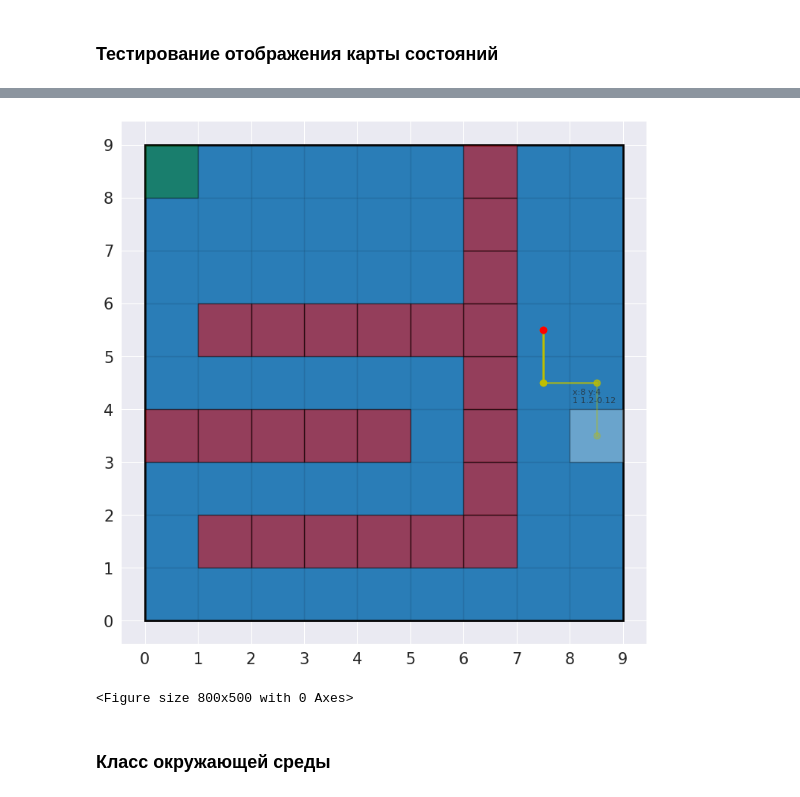
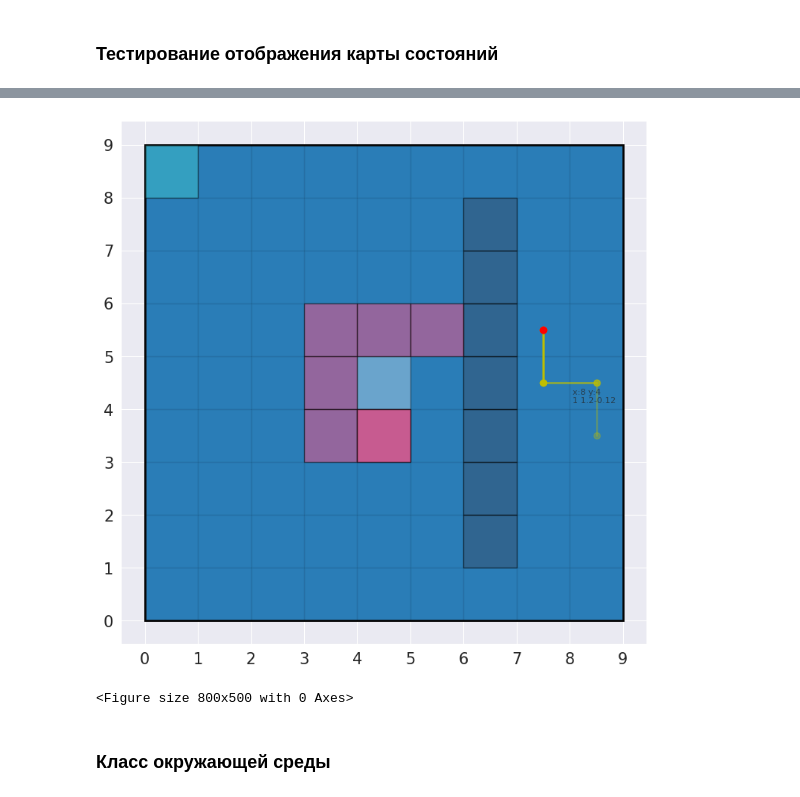
Before and after one commit to salfa-ru/wselen, a Jupyter notebook: QAgent/Q-Agent.ipynb, the cells around one changed output, grey strips where cells are left out. Drawn from its saved outputs; the diff is of its cells as text; code cells hidden in the pictures.

```diff
--- a/QAgent/Q-Agent.ipynb
+++ b/QAgent/Q-Agent.ipynb
@@ -34,36 +424,51 @@ plt.rcParams.update({'figure.figsize': [8,5]})
 # %%
 env_parmas = {
     'map_dim':[9, 9],
     'obstacles':[[6, 1], [6, 2], [6, 3], [6, 4], [6, 5], [6, 6], [6, 7], [6, 8],
-                [5,1], [4,1], [3,1], [2,1], [1,1],
-                [4,3], [3,3], [2,3], [1,3], [0,3],
-                [5,5], [4,5], [3,5], [2,5], [1,5],
+                 [5, 1], [4, 1], [3, 1], [2, 1], [1, 1],
+                 [4, 3], [3, 3], [2, 3], [1, 3], [0, 3],
+                 [5, 5], [4, 5], [3, 5], [2, 5], [1, 5],
                 ],
-    'start_state':[8,3],
-    'end_state':[0,8],
+    'start_state':   [8, 3],
+    'end_state':     [0, 8],
+    'current_state': [7, 5],
+}
+env_parmas = {
+    'map_dim':[9, 9],
+    'elements':
+    {
+        'wall':   [[6, 1], [6, 2], [6, 3], [6, 4], [6, 5], [6, 6], [6, 7]],
+        'target': [[0, 8],],
+        'pit':    [[4, 5],[5, 5],[3, 5],[3, 4],[3, 3],[4, 3]],
+    },
+    'rewards':{ 'wall':-0.5, 'pit':-5, 'target':5 },
+    'elements_color': { 'wall':'#364F6B', 'pit':'#FC5185', 'target':'#3FC1C9' },
+    'start_state': [4, 4],
+    'end_state':   [0, 8],
     'current_state':[7, 5],
 }
+
 #self.steps_agent.append([int(self.past_state), state])
 steps_agent = [[83, 84], [84, 74], [74,75]]
 q_values = {83:[.1, .2, .3, .4], 84:[.11, .12, .13, .14]}
 model = {84:{1:[83,1.2]}}
 #self.q_values[int(self.past_state)][int(self.past_action)]
 
-f, a = createField(env_parmas['map_dim'], env_parmas['obstacles'], env_parmas['start_state'], env_parmas['end_state'], env_parmas['current_state'])
+f, a = createField(env_parmas['map_dim'], env_parmas['elements'], env_parmas['elements_color'], env_parmas['rewards'], env_parmas['start_state'], env_parmas['end_state'], env_parmas['current_state'])
 print_path_agent(a, f,
                  env_parmas['current_state'],
                  env_parmas['map_dim'],
                  steps_agent,
                  model,
                  q_values)
 #plt.title(f" Планирование на {self.agent.planning_steps} шагов №{self.num_episodes}, шаг {self.num_steps} получено очков {self.total_reward}:", fontsize = 16)
 
 plt.show()
 
 plt.close(f)
 plt.clf()
 # %% [output]
-[figure, old version]
+[figure, new version]
 <Figure size 800x500 with 0 Axes>
 # %% [markdown]
 ### Класс окружающей среды
```
Also changed, not shown: parts of 21 cells of this notebook.
